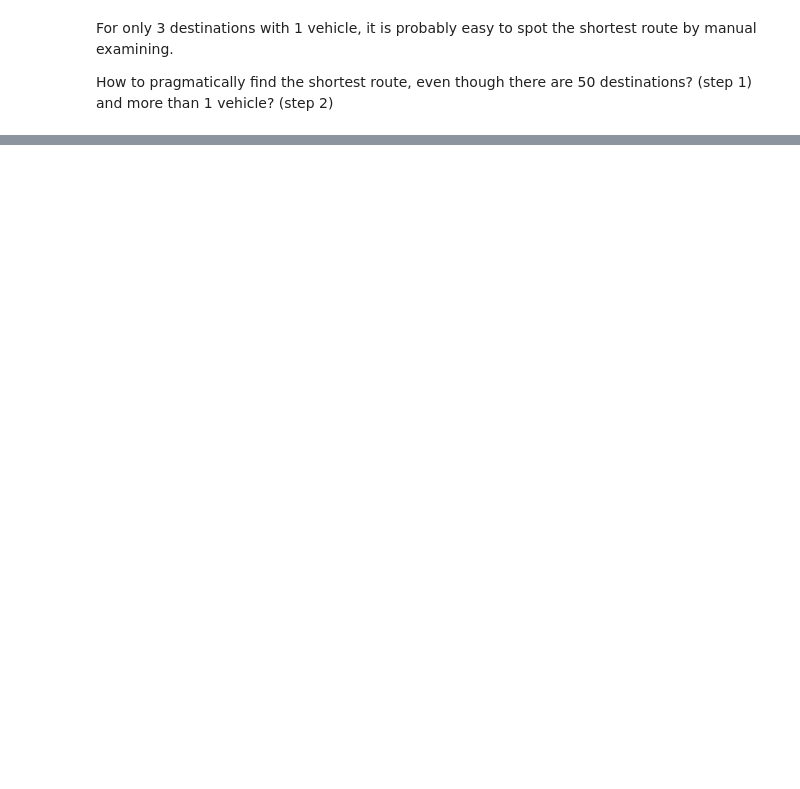
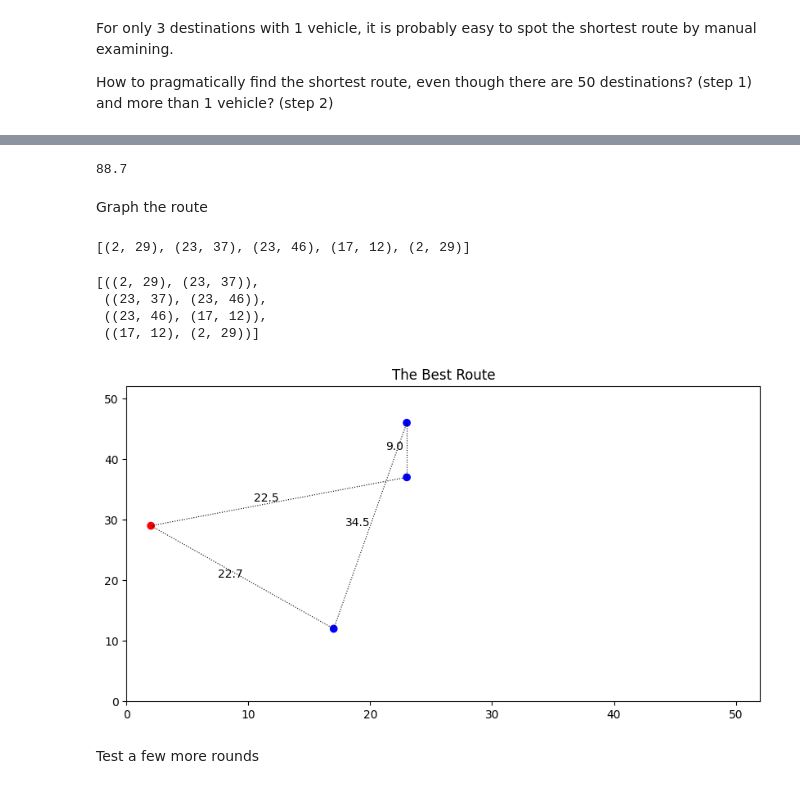
Before and after one commit to kellychin79/analysis_4, a Jupyter notebook: routing_with_xy_coordinates.ipynb, the cells around one changed output, grey strips where cells are left out. Drawn from its saved outputs; the diff is of its cells as text; code cells hidden in the pictures; blank space fills up the shorter version.

Commit message:
plot the possible paths and the best route

```diff
--- a/routing_with_xy_coordinates.ipynb
+++ b/routing_with_xy_coordinates.ipynb
@@ -312,0 +225,24 @@ Above program is only 1 iteration, can't guarantee the first iteration returns t
+# %%
+def find_best_route(points):
+    starting = points[-1]
+    destinations = points[:-1]
+
+    total_dist = 0
+    route = [starting]
+    origin = starting
+
+    while len(destinations) > 0:
+        selected_dest, shortest_path = find_next_dest(origin, destinations)
+        total_dist += shortest_path
+        # add to the final route list
+        route.append(selected_dest)
+        # remove this round's destination from the unused destination list
+        destinations.remove(selected_dest)
+        # this round's destination becomes next round's original point
+        origin = selected_dest
+
+    # lastly, the last destination needs to go back to the very starting point
+    route.append(starting)
+    total_dist += cal_dist(selected_dest, starting)
+
+    return route, total_dist
@@ -312,0 +251,10 @@ Above program is only 1 iteration, can't guarantee the first iteration returns t
+# %%
+total_dist
+# %% [output]
+88.7
+# %% [markdown]
+Graph the route
+# %%
+route
+# %% [output]
+[(2, 29), (23, 37), (23, 46), (17, 12), (2, 29)]
@@ -312,0 +264,18 @@ Above program is only 1 iteration, can't guarantee the first iteration returns t
+# %%
+route_3_dest = route_to_path(route)
+route_3_dest
+# %% [output]
+[((2, 29), (23, 37)),
+ ((23, 37), (23, 46)),
+ ((23, 46), (17, 12)),
+ ((17, 12), (2, 29))]
+# %%
+fig, ax = plt.subplots(figsize=(10,5))
+make_graph(ax, route_3_dest, point_x_coord = x, point_y_coord = y,
+           x_max = max_range, x_min = 0,
+           y_max = max_range, y_min = 0,
+           num_dest = num_dest, type = 'best')
+# %% [output]
+[figure, added]
+# %% [markdown]
+Test a few more rounds
```
Also changed, not shown: parts of 59 cells of this notebook.
